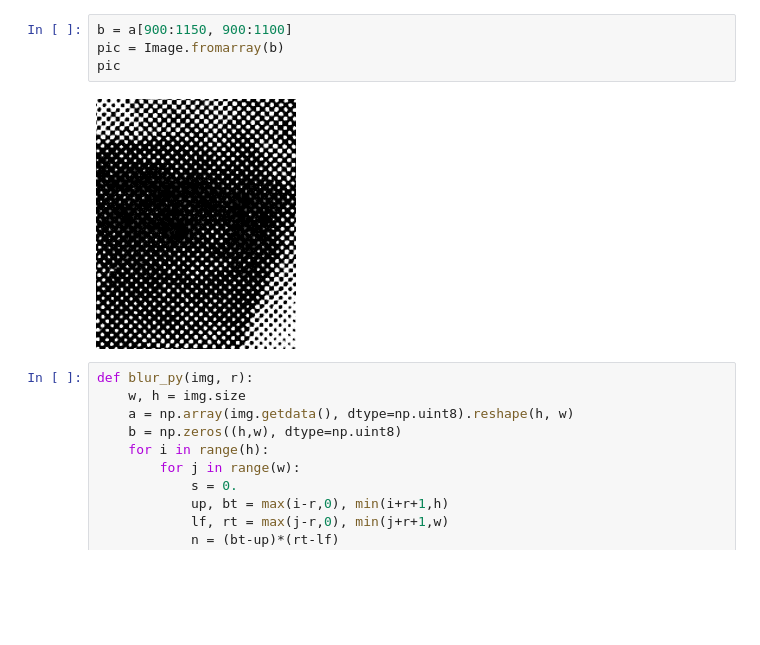
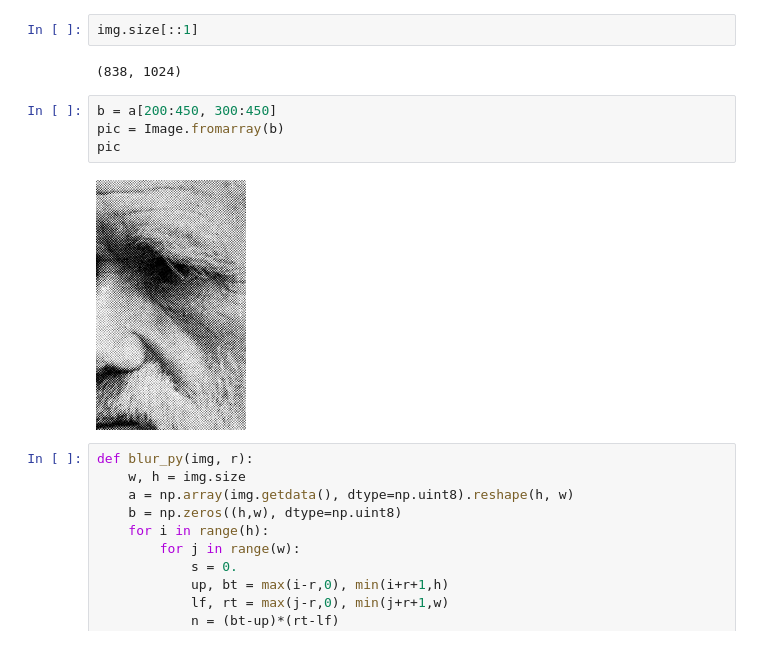
Before and after one commit to mivt18/02blur, a Jupyter notebook: 02blur.ipynb, the cells around one changed output. Drawn from its saved outputs; the diff is of its cells as text; blank space fills up the shorter version.

```diff
--- a/02blur.ipynb
+++ b/02blur.ipynb
@@ -21,9 +21,13 @@ L
+# %%
+img.size[::1]
+# %% [output]
+(838, 1024)
 # %%
-b = a[900:1150, 900:1100]
+b = a[200:450, 300:450]
 pic = Image.fromarray(b)
 pic
 # %% [output]
-[figure, old version]
+[figure, new version]
 # %%
 def blur_py(img, r):
     w, h = img.size
```
Also changed, not shown: parts of 13 cells of this notebook.
